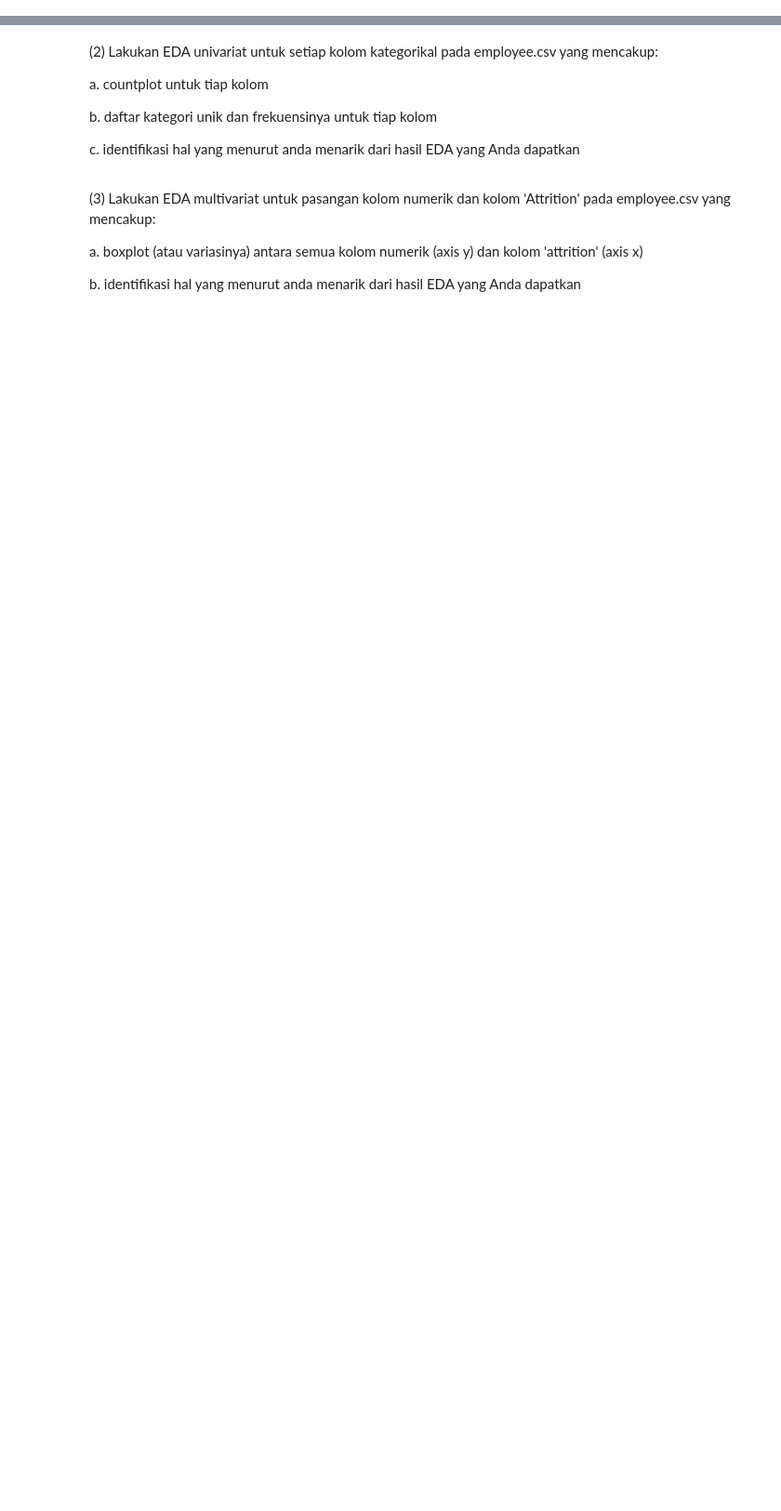
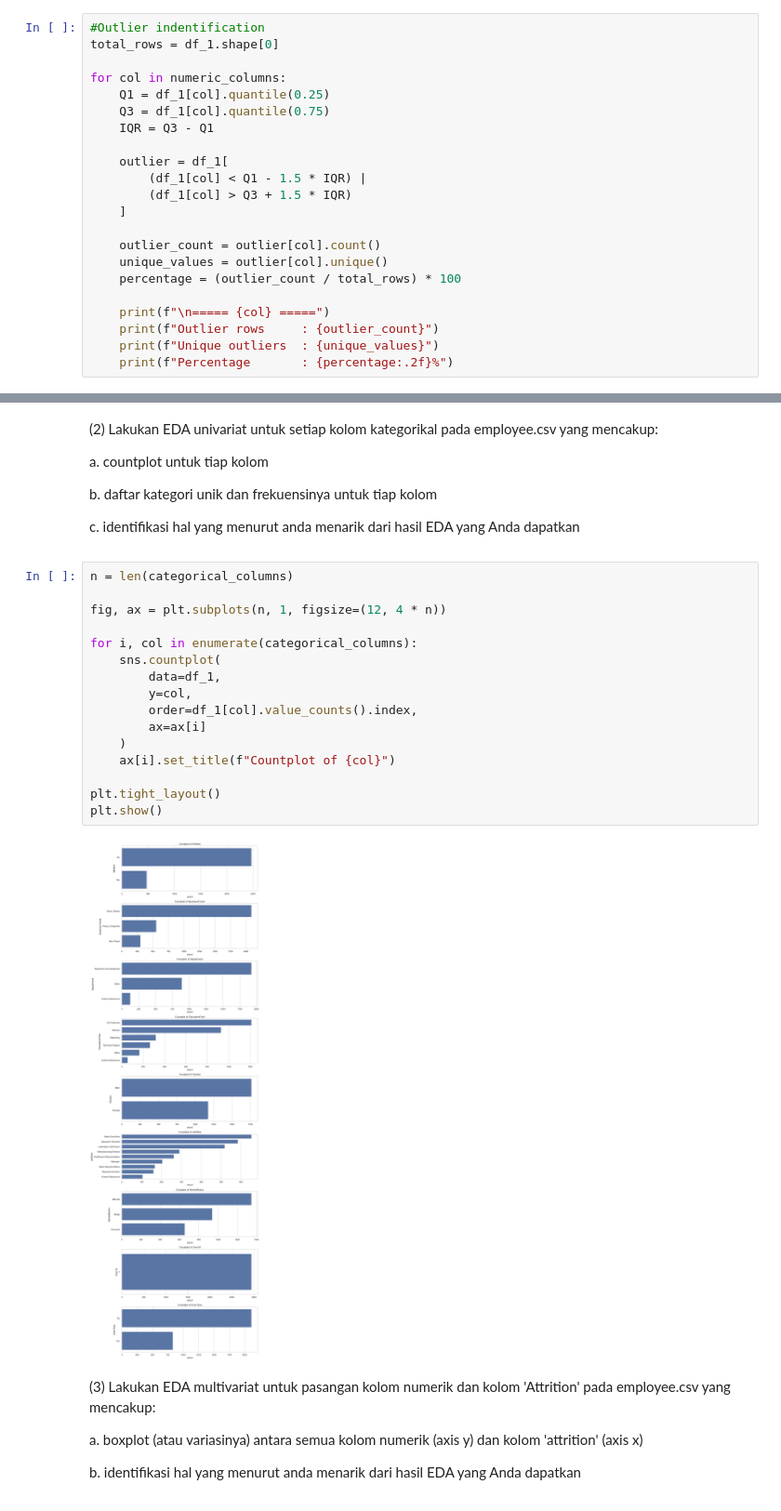
Before and after one commit to Jasman123/Data_Science_Vision, a Jupyter notebook: coding test.ipynb, the cells around one changed output, grey strips where cells are left out. Shown at 93% size. Saved outputs shown, nothing was run; the diff lists cells and outputs as text; blank space fills up the shorter version.

```diff
--- a/coding test.ipynb
+++ b/coding test.ipynb
@@ -52,0 +144,22 @@ The data contains demographic details, work-related metrics and attrition flag.
+# %%
+#Outlier indentification
+total_rows = df_1.shape[0]
+
+for col in numeric_columns:
+    Q1 = df_1[col].quantile(0.25)
+    Q3 = df_1[col].quantile(0.75)
+    IQR = Q3 - Q1
+
+    outlier = df_1[
+        (df_1[col] < Q1 - 1.5 * IQR) |
+        (df_1[col] > Q3 + 1.5 * IQR)
+    ]
+
+    outlier_count = outlier[col].count()
+    unique_values = outlier[col].unique()
+    percentage = (outlier_count / total_rows) * 100
+
+    print(f"\n===== {col} =====")
+    print(f"Outlier rows     : {outlier_count}")
+    print(f"Unique outliers  : {unique_values}")
+    print(f"Percentage       : {percentage:.2f}%")
@@ -55,6 +186,24 @@ The data contains demographic details, work-related metrics and attrition flag.
     a. countplot untuk tiap kolom<p>
     b. daftar kategori unik dan frekuensinya untuk tiap kolom<p>
         c. identifikasi hal yang menurut anda menarik dari hasil EDA yang Anda dapatkan
+# %%
+n = len(categorical_columns)
+
+fig, ax = plt.subplots(n, 1, figsize=(12, 4 * n))
+
+for i, col in enumerate(categorical_columns):
+    sns.countplot(
+        data=df_1,
+        y=col,
+        order=df_1[col].value_counts().index,
+        ax=ax[i]
+    )
+    ax[i].set_title(f"Countplot of {col}")
+
+plt.tight_layout()
+plt.show()
+# %% [output]
+[figure, added]
 # %% [markdown]
 (3) Lakukan EDA multivariat untuk pasangan kolom numerik dan kolom 'Attrition' pada employee.csv yang mencakup:<p>
     a. boxplot (atau variasinya) antara semua kolom numerik (axis y) dan kolom 'attrition' (axis x)<p>
```
Also changed, not shown: parts of 11 cells of this notebook, 1 other file.
